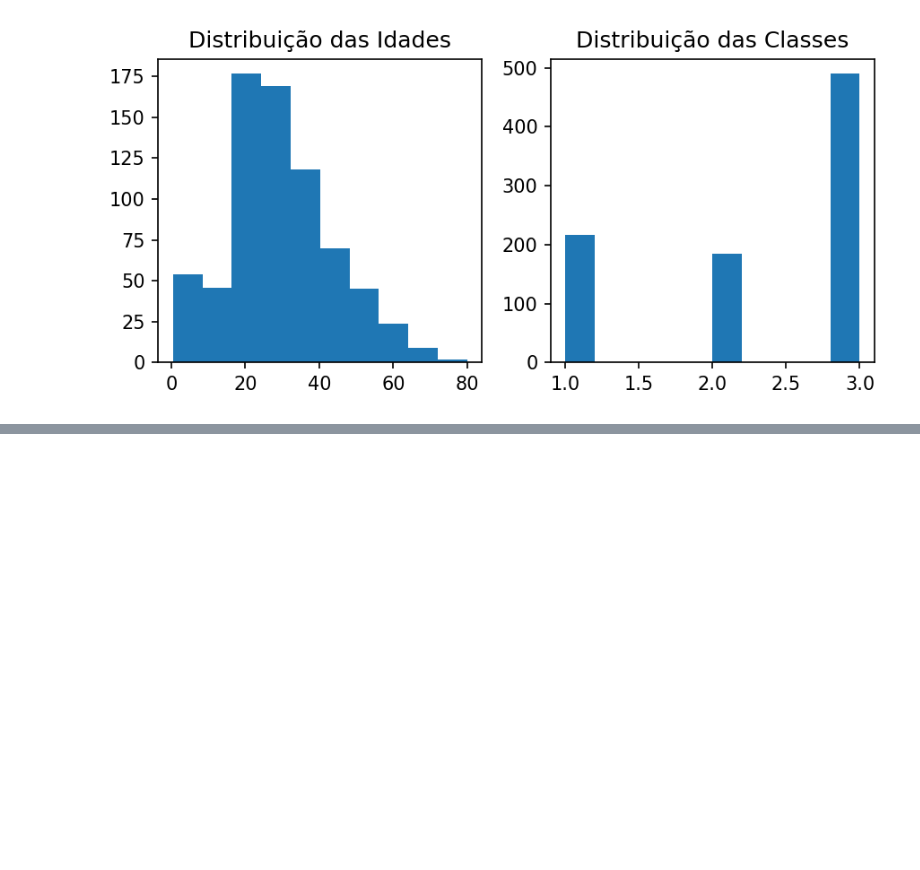
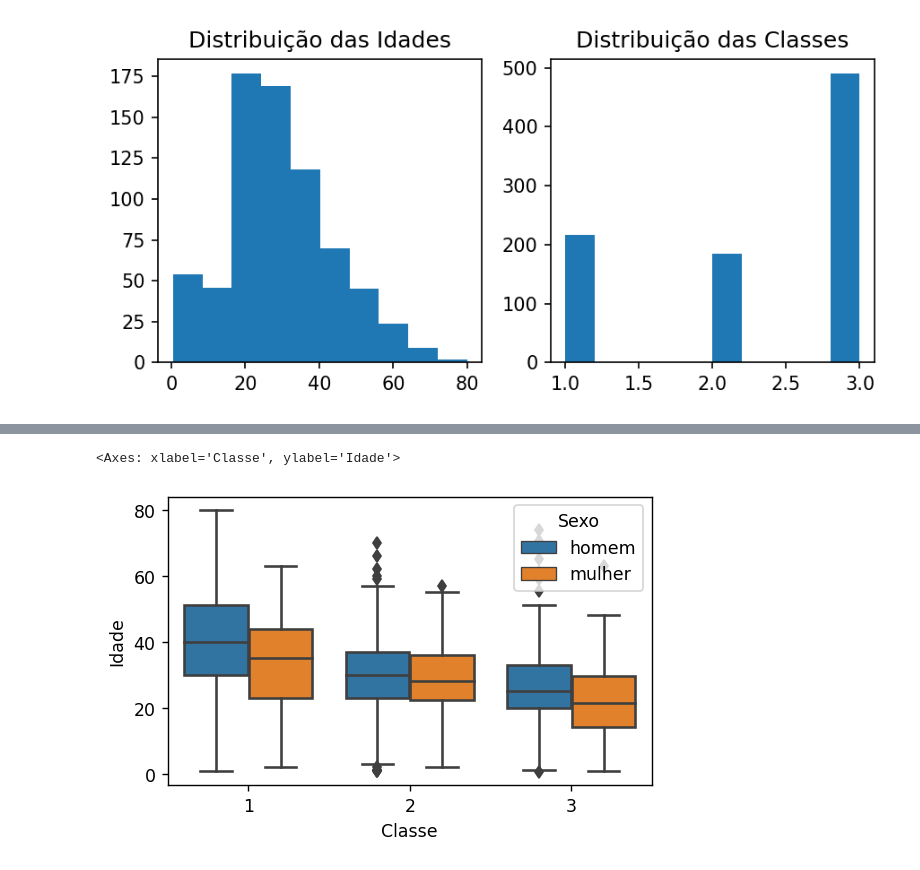
Before and after one commit to wendellbarcelos/Analise_dados_Titanic, a Jupyter notebook: Analise dados titanic.ipynb, the cells around one changed output, grey strips where cells are left out. Cells and saved outputs as stored; diff of their text form; code cells hidden in the pictures; blank space fills up the shorter version.

```diff
--- a/Analise dados titanic.ipynb
+++ b/Analise dados titanic.ipynb
@@ -90,0 +140,7 @@ plt.show()
+# %%
+# Boxplot
+plt.figure(figsize=(5,3), dpi=125)
+sns.boxplot(x=df['Classe'], y=df['Idade'], hue='Sexo', data=df)
+# %% [output]
+<Axes: xlabel='Classe', ylabel='Idade'>
+[figure, added]
```
Also changed, not shown: parts of 39 cells of this notebook.
